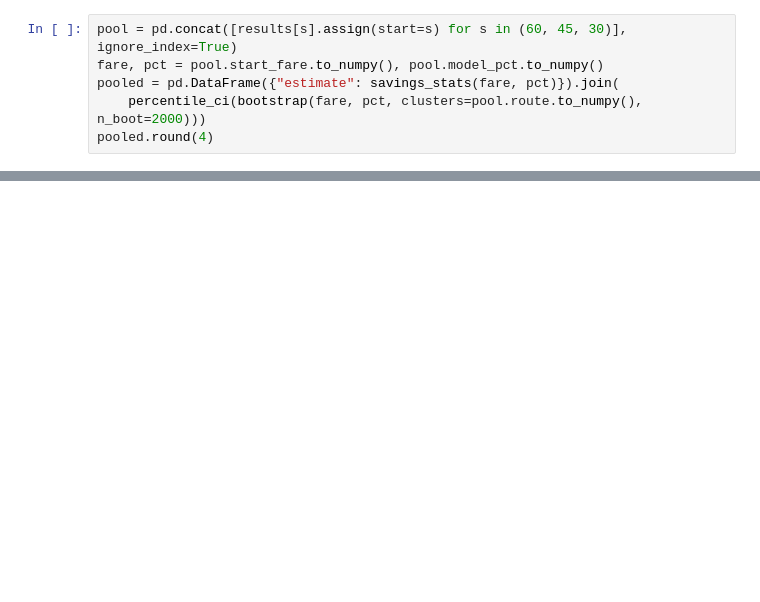
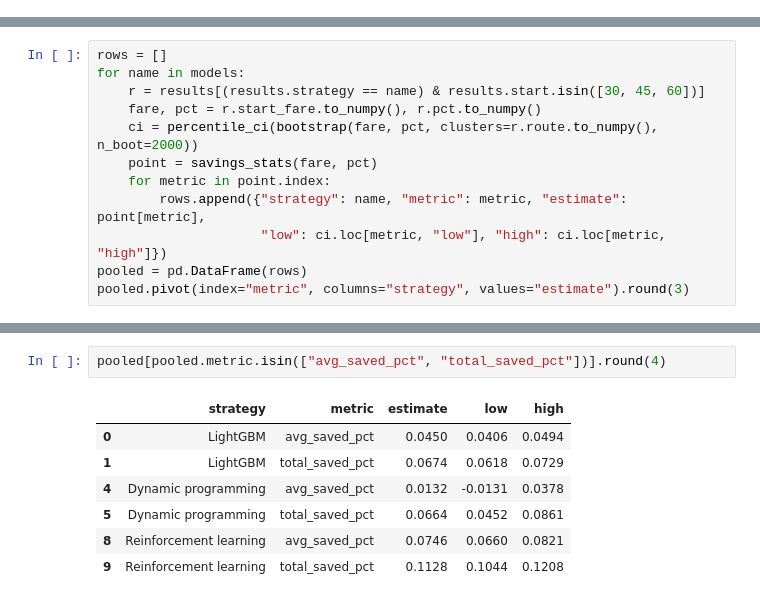
Before and after one commit to 1thien/flight-pricing, a Jupyter notebook: notebooks/09_results.ipynb, the cells around one changed output, grey strips where cells are left out. Cells and saved outputs as stored; diff of their text form; blank space fills up the shorter version.

```diff
--- a/notebooks/09_results.ipynb
+++ b/notebooks/09_results.ipynb
@@ -158,6 +0,0 @@ more reason to cluster by route.
-# %%
-pool = pd.concat([results[s].assign(start=s) for s in (60, 45, 30)], ignore_index=True)
-fare, pct = pool.start_fare.to_numpy(), pool.model_pct.to_numpy()
-pooled = pd.DataFrame({"estimate": savings_stats(fare, pct)}).join(
-    percentile_ci(bootstrap(fare, pct, clusters=pool.route.to_numpy(), n_boot=2000)))
-pooled.round(4)
@@ -264,0 +194,12 @@ shows how much room is left for better strategies (notebooks 07 and 08).
+# %%
+rows = []
+for name in models:
+    r = results[(results.strategy == name) & results.start.isin([30, 45, 60])]
+    fare, pct = r.start_fare.to_numpy(), r.pct.to_numpy()
+    ci = percentile_ci(bootstrap(fare, pct, clusters=r.route.to_numpy(), n_boot=2000))
+    point = savings_stats(fare, pct)
+    for metric in point.index:
+        rows.append({"strategy": name, "metric": metric, "estimate": point[metric],
+                     "low": ci.loc[metric, "low"], "high": ci.loc[metric, "high"]})
+pooled = pd.DataFrame(rows)
+pooled.pivot(index="metric", columns="strategy", values="estimate").round(3)
@@ -264,0 +213,10 @@ shows how much room is left for better strategies (notebooks 07 and 08).
+# %%
+pooled[pooled.metric.isin(["avg_saved_pct", "total_saved_pct"])].round(4)
+# %% [output]
+|  | strategy | metric | estimate | low | high |
+| 0 | LightGBM | avg_saved_pct | 0.0450 | 0.0406 | 0.0494 |
+| 1 | LightGBM | total_saved_pct | 0.0674 | 0.0618 | 0.0729 |
+| 4 | Dynamic programming | avg_saved_pct | 0.0132 | -0.0131 | 0.0378 |
+| 5 | Dynamic programming | total_saved_pct | 0.0664 | 0.0452 | 0.0861 |
+| 8 | Reinforcement learning | avg_saved_pct | 0.0746 | 0.0660 | 0.0821 |
+| 9 | Reinforcement learning | total_saved_pct | 0.1128 | 0.1044 | 0.1208 |
```
Also changed, not shown: parts of 47 cells of this notebook, 4 other files.
